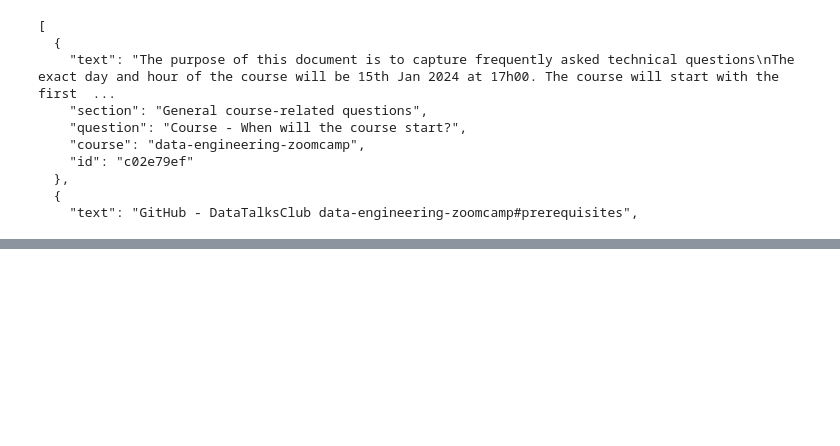
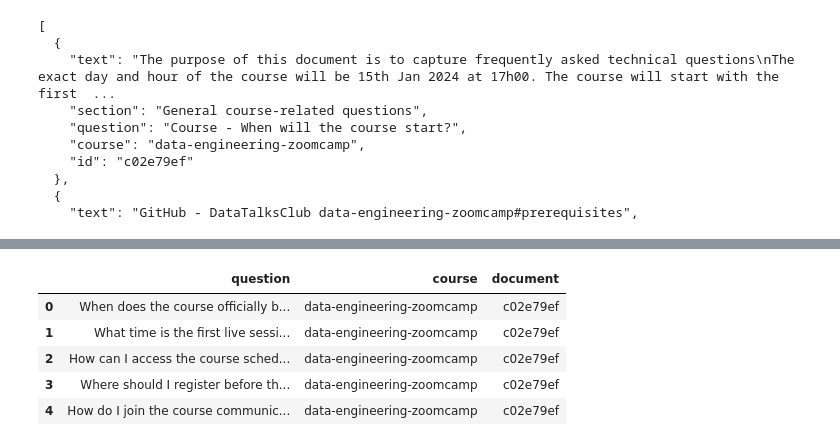
Before and after one commit to josem109/llm-zoomcamp, a Jupyter notebook: 03-evaluation/eval/ground-truth-data.ipynb, the cells around one changed output, grey strips where cells are left out. Cells and saved outputs as stored; diff of their text form; code cells hidden in the pictures; blank space fills up the shorter version.

````diff
--- a/03-evaluation/eval/ground-truth-data.ipynb
+++ b/03-evaluation/eval/ground-truth-data.ipynb
@@ -107,0 +156,22 @@ OpenAIError: The api_key client option must be set either by passing api_key to
+# %%
+### ✅ Solución: Eliminar los backticks antes de cargar
+
+import json
+
+parsed_resulst = {}
+
+for doc_id, json_questions in results.items():
+    try:
+        # Elimina posibles bloques markdown con backticks y etiquetas
+        cleaned = json_questions.strip()
+        if cleaned.startswith("```json"):
+            cleaned = cleaned.replace("```json", "", 1).strip()
+        if cleaned.endswith("```"):
+            cleaned = cleaned.rsplit("```", 1)[0].strip()
+
+        parsed_resulst[doc_id] = json.loads(cleaned)
+
+    except json.JSONDecodeError as e:
+        print(f"[ERROR] No se pudo parsear JSON en '{doc_id}': {e}")
+        print("Contenido:", json_questions)
+        parsed_resulst[doc_id] = []
@@ -107,0 +198,2 @@ OpenAIError: The api_key client option must be set either by passing api_key to
+# %%
+doc_index = {d['id']: d for d in documents}
@@ -107,0 +220,7 @@ OpenAIError: The api_key client option must be set either by passing api_key to
+# %%
+final_results = []
+
+for doc_id, questions in parsed_resulst.items():
+    course = doc_index[doc_id]['course']
+    for q in questions:
+        final_results.append((q, course, doc_id))
@@ -107,0 +229,11 @@ OpenAIError: The api_key client option must be set either by passing api_key to
+# %%
+df = pd.DataFrame(final_results, columns=['question', 'course', 'document'])
+# %%
+df.head()
+# %% [output]
+|  | question | course | document |
+| 0 | When does the course officially b... | data-engineering-zoomcamp | c02e79ef |
+| 1 | What time is the first live sessi... | data-engineering-zoomcamp | c02e79ef |
+| 2 | How can I access the course sched... | data-engineering-zoomcamp | c02e79ef |
+| 3 | Where should I register before th... | data-engineering-zoomcamp | c02e79ef |
+| 4 | How do I join the course communic... | data-engineering-zoomcamp | c02e79ef |
````
Also changed, not shown: parts of 14 cells of this notebook, 2 other files.
